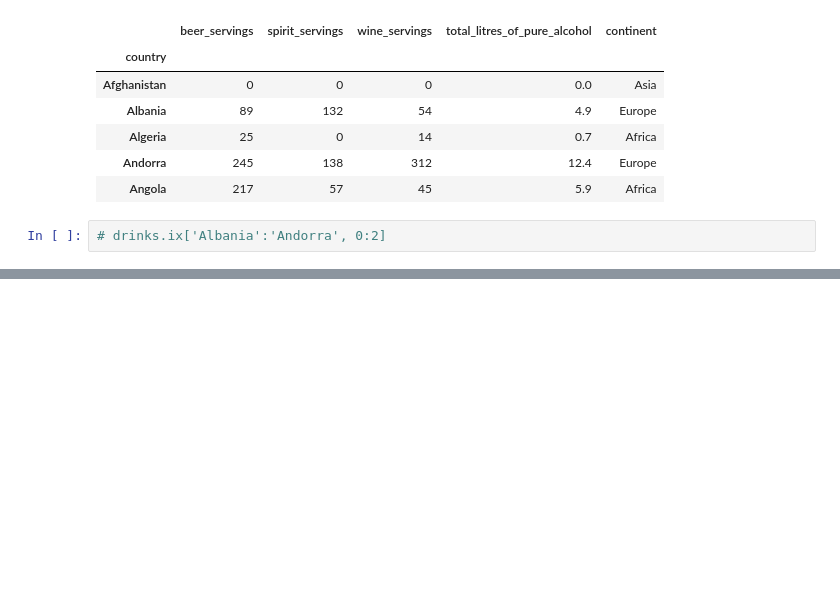
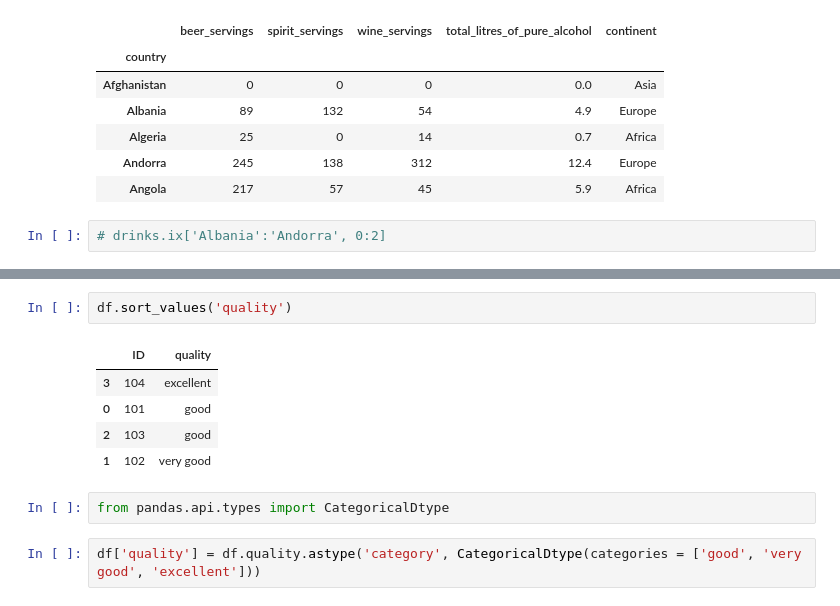
Before and after one commit to mohitacecode/Data-Ananlysis-with-Pandas, a Jupyter notebook: Ipython Notebook/Data Analysis with pandas.ipynb, the cells around one changed output, grey strips where cells are left out. Cells and saved outputs as stored; diff of their text form; blank space fills up the shorter version.

```diff
--- a/Ipython Notebook/Data Analysis with pandas.ipynb
+++ b/Ipython Notebook/Data Analysis with pandas.ipynb
@@ -1457,0 +1665,12 @@ drinks.head()
+# %%
+df.sort_values('quality')
+# %% [output]
+|  | ID | quality |
+| 3 | 104 | excellent |
+| 0 | 101 | good |
+| 2 | 103 | good |
+| 1 | 102 | very good |
+# %%
+from pandas.api.types import CategoricalDtype
+# %%
+df['quality'] = df.quality.astype('category', CategoricalDtype(categories = ['good', 'very good', 'excellent']))
```
Also changed, not shown: parts of 39 cells of this notebook.
